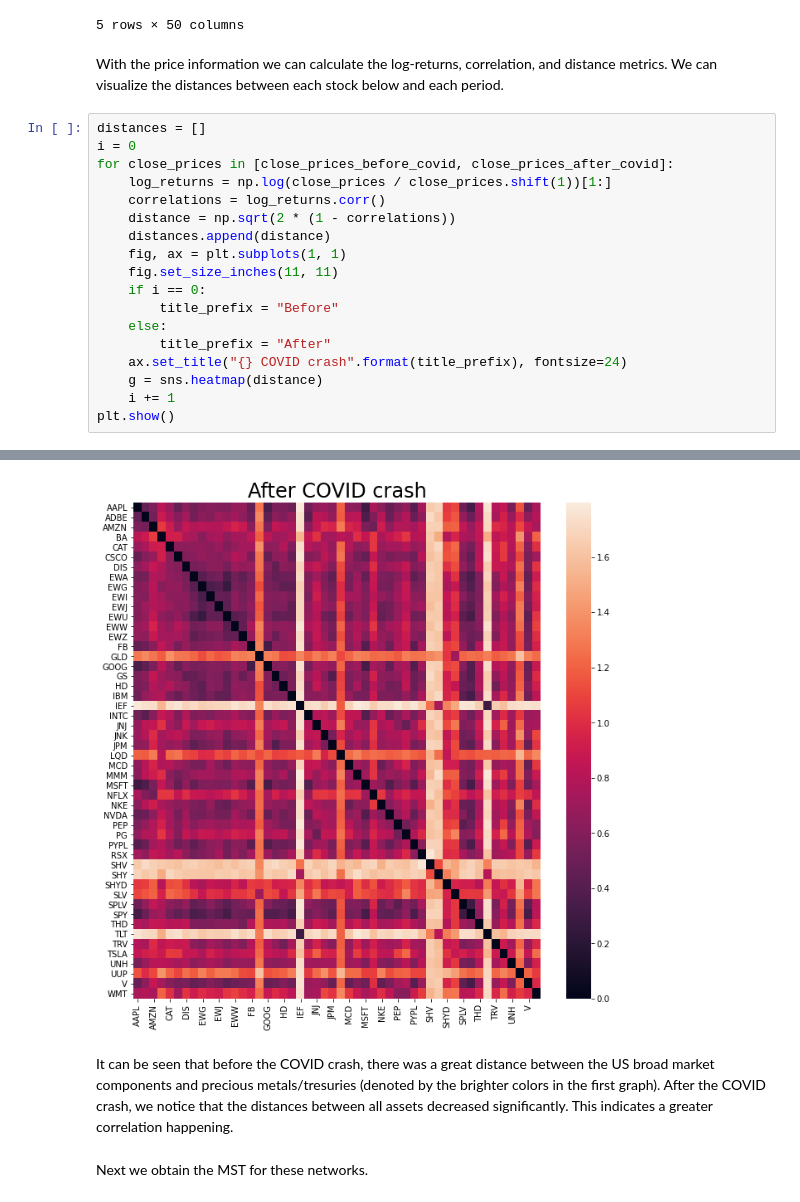
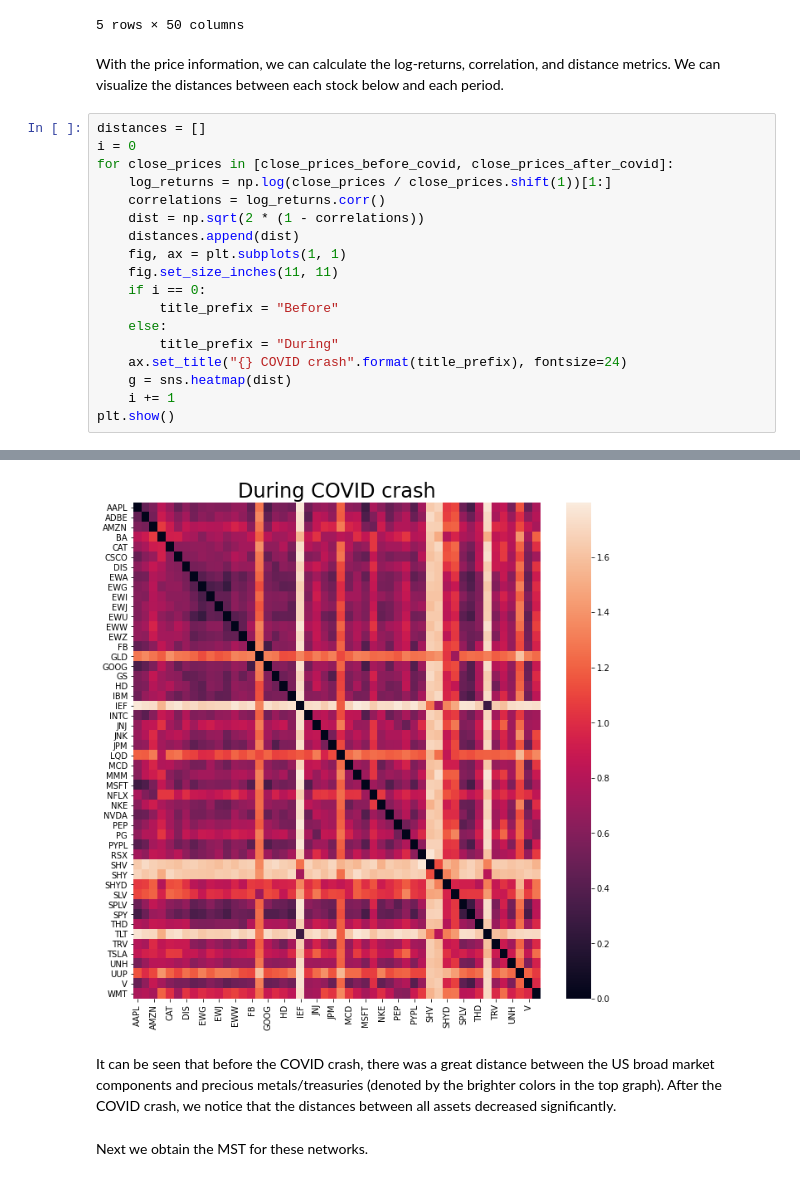
Before and after one commit to tzw101/research, a Jupyter notebook: Open-Source-Soldier-of-Fortune/dmunozc-submission/correlation_mst_assets.ipynb, the cells around one changed output, grey strips where cells are left out. Cells and saved outputs as stored; diff of their text form.

```diff
--- a/Open-Source-Soldier-of-Fortune/dmunozc-submission/correlation_mst_assets.ipynb
+++ b/Open-Source-Soldier-of-Fortune/dmunozc-submission/correlation_mst_assets.ipynb
@@ -78,33 +79,33 @@ close_prices_before_covid.head()
 | 2019-12-16 | 278.443604 | 323.799988 | 1769.209961 | 325.065948 | 141.971054 | 44.862347 | 148.460007 | 22.482454 | 29.389933 | 28.942364 | ... | ... |
 5 rows × 50 columns
 # %% [markdown]
-With the price information we can calculate the log-returns, correlation, and distance metrics.
+With the price information, we can calculate the log-returns, correlation, and distance metrics.
 We can visualize the distances between each stock below and each period.
 # %%
 distances = []
 i = 0
 for close_prices in [close_prices_before_covid, close_prices_after_covid]:
     log_returns = np.log(close_prices / close_prices.shift(1))[1:]
     correlations = log_returns.corr()
-    distance = np.sqrt(2 * (1 - correlations))
-    distances.append(distance)
+    dist = np.sqrt(2 * (1 - correlations))
+    distances.append(dist)
     fig, ax = plt.subplots(1, 1)
     fig.set_size_inches(11, 11)
     if i == 0:
         title_prefix = "Before"
     else:
-        title_prefix = "After"
+        title_prefix = "During"
     ax.set_title("{} COVID crash".format(title_prefix), fontsize=24)
-    g = sns.heatmap(distance)
+    g = sns.heatmap(dist)
     i += 1
 plt.show()
 # %% [output]
 [figure]
-[figure, old version]
+[figure, new version]
 # %% [markdown]
 It can be seen that before the COVID crash, there was a great distance between the US broad market components and
-precious metals/tresuries (denoted by the brighter colors in the first graph). After the COVID crash, we notice that
-the distances between all assets decreased significantly. This indicates a greater correlation happening.
+precious metals/treasuries (denoted by the brighter colors in the top graph). After the COVID crash, we notice that
+the distances between all assets decreased significantly.
 # %% [markdown]
 Next we obtain the MST for these networks.
 # %%
```
Also changed, not shown: parts of 10 cells of this notebook, 2 other files.
